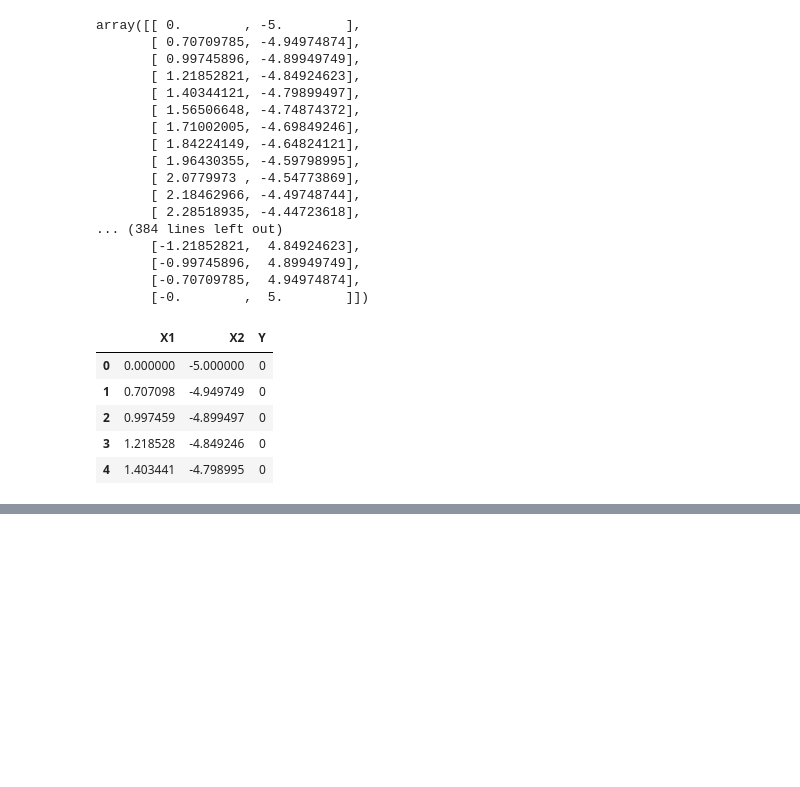
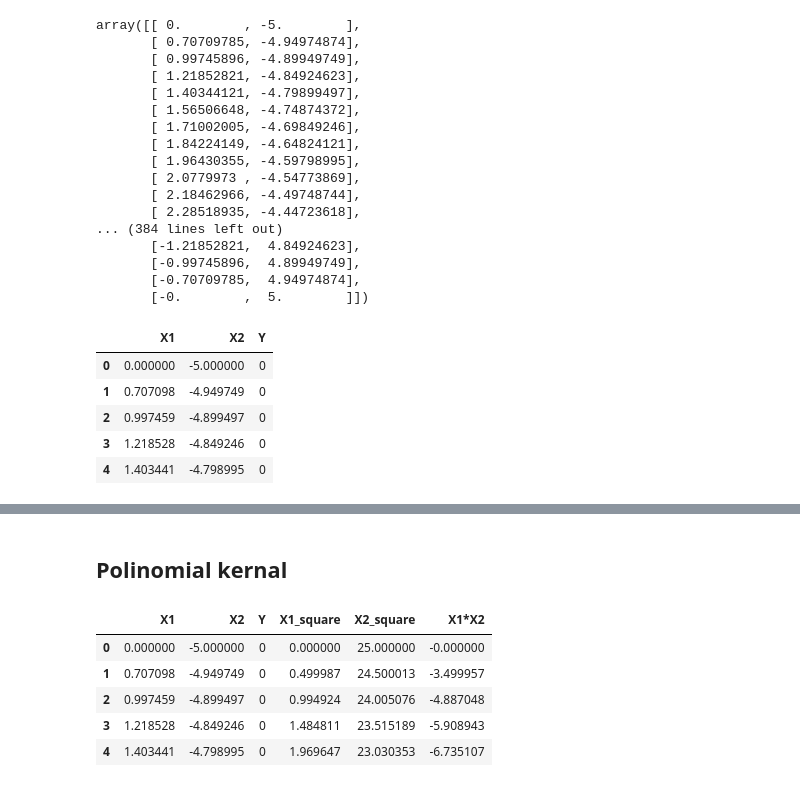
Before and after one commit to KuldipThakar/Support-Vector-Machine-, a Jupyter notebook: Support Vector kernals Implementations.ipynb, the cells around one changed output, grey strips where cells are left out. Saved outputs shown, nothing was run; the diff lists cells and outputs as text; code cells hidden in the pictures; blank space fills up the shorter version.

```diff
--- a/Support Vector kernals Implementations.ipynb
+++ b/Support Vector kernals Implementations.ipynb
@@ -82,0 +132,16 @@ df.head()
+# %% [markdown]
+## Polinomial kernal
+# %%
+#we need to find the component for polynomial kernal
+#X1,X2, X1_sqaure , X2_square    X1*X2
+df['X1_square'] = df['X1']**2
+df['X2_square'] = df ['X2']**2
+df['X1*X2']=(df['X1']* df['X2'])
+df.head()
+# %% [output]
+|  | X1 | X2 | Y | X1_square | X2_square | X1*X2 |
+| 0 | 0.000000 | -5.000000 | 0 | 0.000000 | 25.000000 | -0.000000 |
+| 1 | 0.707098 | -4.949749 | 0 | 0.499987 | 24.500013 | -3.499957 |
+| 2 | 0.997459 | -4.899497 | 0 | 0.994924 | 24.005076 | -4.887048 |
+| 3 | 1.218528 | -4.849246 | 0 | 1.484811 | 23.515189 | -5.908943 |
+| 4 | 1.403441 | -4.798995 | 0 | 1.969647 | 23.030353 | -6.735107 |
```
Also changed, not shown: parts of 15 cells of this notebook.
